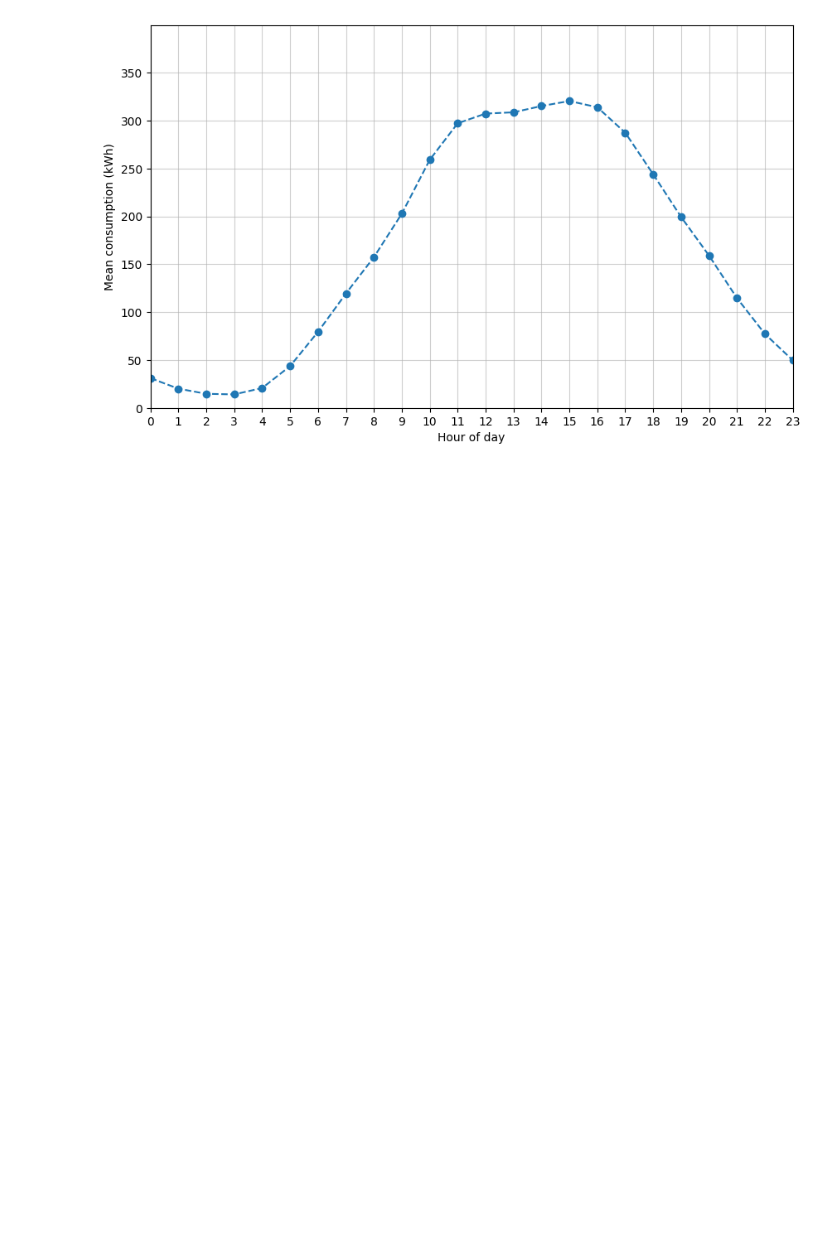
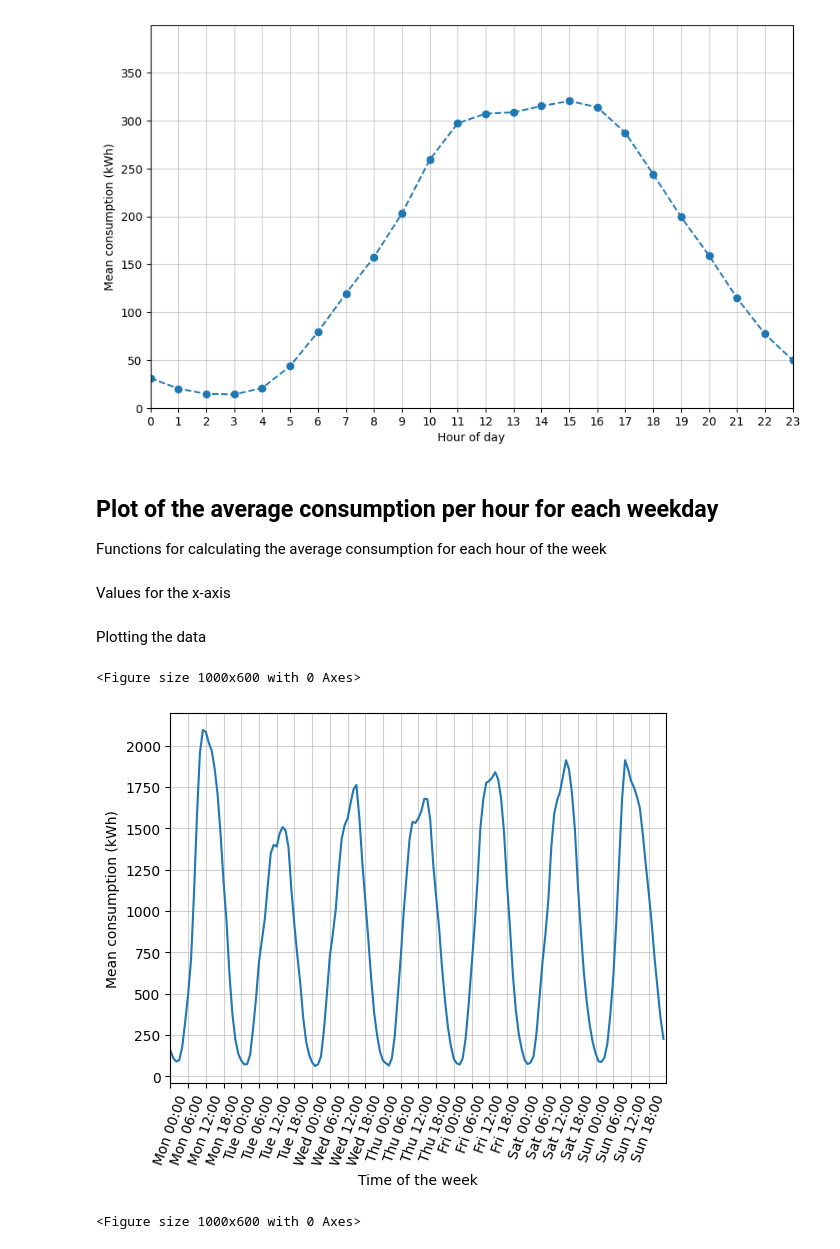
Before and after one commit to dat5-06/zap, a Jupyter notebook: core/notebooks/Trefor.ipynb, the cells around one changed output. Drawn from its saved outputs; the diff is of its cells as text; code cells hidden in the pictures; blank space fills up the shorter version.

Commit message:
ML-131 Added average hourly plot
Co-authored-by: Mdawg <mkleis22@student.aau.dk>

```diff
--- a/core/notebooks/Trefor.ipynb
+++ b/core/notebooks/Trefor.ipynb
@@ -140,3 +141,52 @@ plt.plot(mean_consumption, "o--")
 plt.show()
 # %% [output]
 [figure]
+# %% [markdown]
+## Plot of the average consumption per hour for each weekday
+Functions for calculating the average consumption for each hour of the week
+# %%
+def avg_hourly_consumption(data: pd.DataFrame) -> np.array:
+    """Get the average hourly consumption."""
+    data["sum"] = data.sum(axis=1, numeric_only=True)  # Add sum column
+    hour_sum = np.zeros(168)
+    hour_count = 6 * 24 - 1  # The dataset starts on saturday 00:00
+    for index, row in data.iterrows():
+        hour_sum[hour_count] += row["sum"]
+        if hour_count == 167:
+            hour_count = 0
+        else:
+            hour_count += 1
+    return get_avg_weekly(hour_sum)
+
+
+def get_avg_weekly(hour_sum: np.array) -> np.array:
+    """Get the average for each hour."""
+    divisor = len(data) / 168
+    for i in range(len(hour_sum)):
+        hour_sum[i] = hour_sum[i] / divisor
+    return hour_sum
+# %% [markdown]
+Values for the x-axis
+# %%
+# List of weekdays and hours
+weekdays = ["Mon", "Tue", "Wed", "Thu", "Fri", "Sat", "Sun"]
+hours = [f"{hour:02}:00" for hour in range(24)]
+# Generate all combinations of weekdays and hours
+weekdays_hours = [f"{day} {hour}" for day, hour in product(weekdays, hours)]
+# %% [markdown]
+Plotting the data
+# %%
+data = read_xlsx("raw/trefor_park.xlsx")
+
+plt.plot(weekdays_hours, avg_hourly_consumption(data))
+plt.ylabel("Mean consumption (kWh)")
+plt.xlabel("Time of the week")
+plt.xticks(np.arange(0, 168, 6), rotation=70)
+plt.grid(alpha=0.6)
+ax = plt.gca()
+ax.set_xlim([0, 168])
+plt.figure(figsize=(10, 6))
+# %% [output]
+<Figure size 1000x600 with 0 Axes>
+[figure, added]
+<Figure size 1000x600 with 0 Axes>
```
Also changed, not shown: parts of 3 cells of this notebook.
